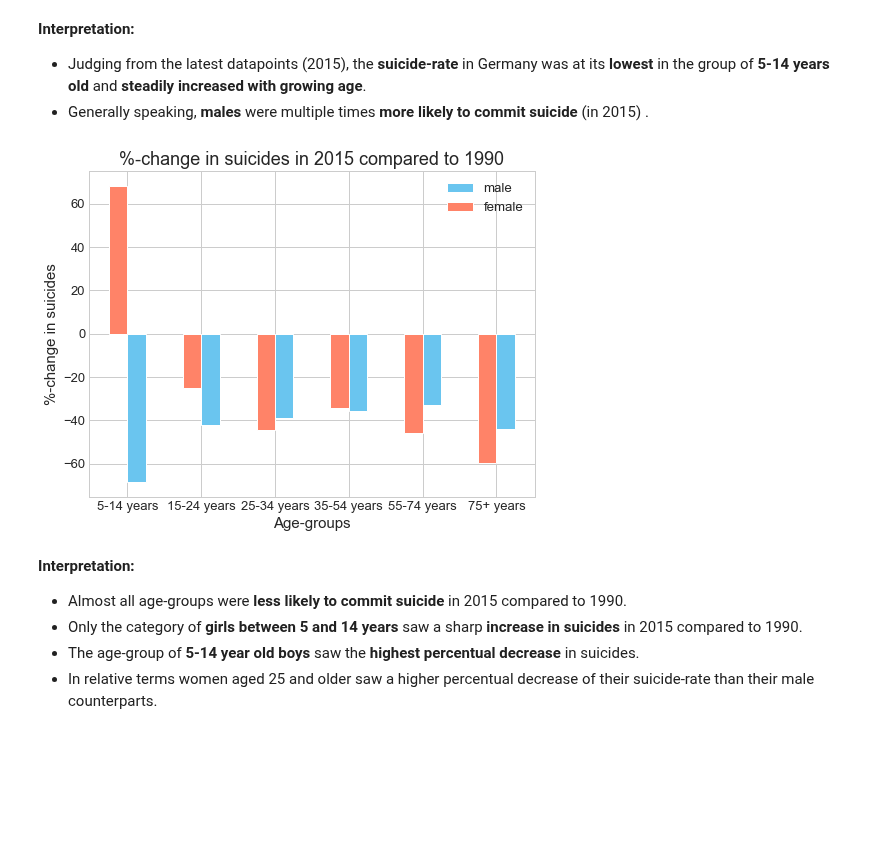
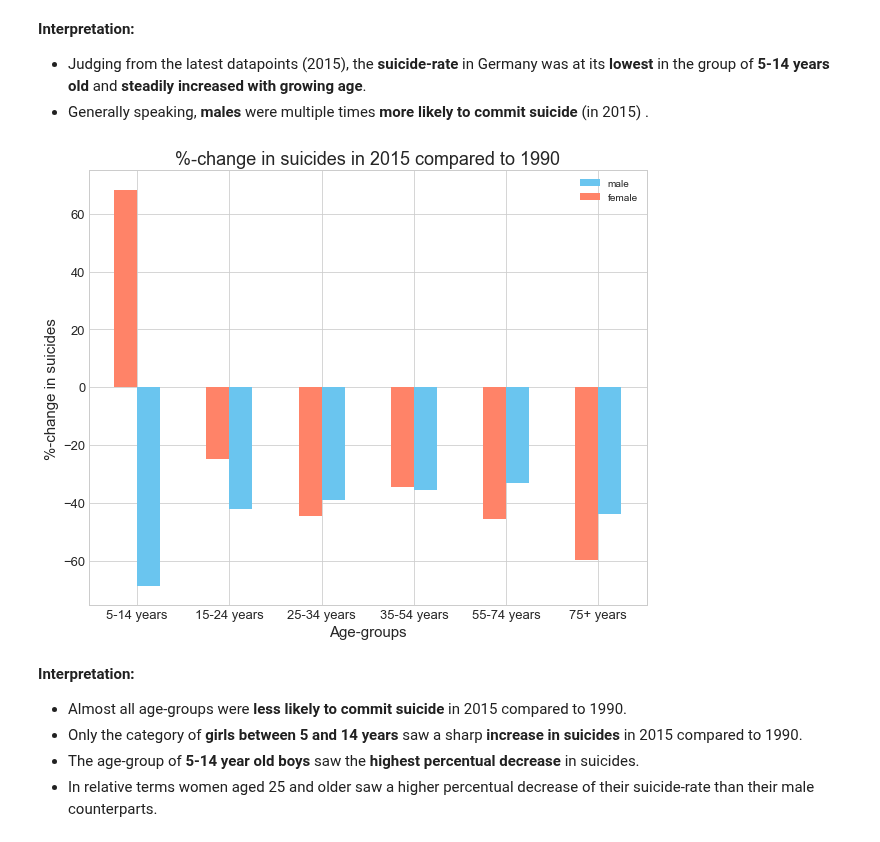
Before and after one commit to Overflowed10/Data-Analysis, a Jupyter notebook: Data Analysis - Suicides.ipynb, the cells around one changed output. Cells and saved outputs as stored; diff of their text form; code cells hidden in the pictures; blank space fills up the shorter version.

```diff
--- a/Data Analysis - Suicides.ipynb
+++ b/Data Analysis - Suicides.ipynb
@@ -235,7 +235,7 @@ g2015_suicides = g2015_suicides.reindex(["5-14 years", "15-24 years", "25-34 yea
 g2015_suicides_arr = g2015_suicides.values.reshape(6,2)
 
 # size of figure + adjusting parameters of plot
-fig=plt.figure(figsize=(8,6))
+fig=plt.figure(figsize=(10,8))
 ax = fig.add_subplot(111)
 ax.tick_params(axis='both', which='major', labelsize=13)
 
@@ -292,35 +292,35 @@ d = {year: {age: {gender:[] for gender in df.sex.unique()} for age in ["5-14 yea
 for gender in df.sex.unique():
     for i in ["5-14 years", "15-24 years", "25-34 years", "35-54 years", "55-74 years", "75+ years"]:
         d[y_min][i][gender].append(df.loc[(country)&(df.age==i)&(df.year==y_min)&(df.sex==gender), "suicides/100k pop"].values[0])
         d[y_max][i][gender].append(df.loc[(country)&(df.age==i)&(df.year==y_max)&(df.sex==gender), "suicides/100k pop"].values[0])
 
 
 # size of figure
-plt.figure(figsize=(8,6))
+plt.figure(figsize=(10,8))
 
 # plotting: x - agegroups, y - %change between y_min and y_max, for gender
 c=0
 for age in ["5-14 years", "15-24 years", "25-34 years", "35-54 years", "55-74 years", "75+ years"]:
     for num, gender in enumerate(df.sex.unique()):
         rate = ((d[y_max][age][gender][0]/d[y_min][age][gender][0])-1)*100
 
         if gender=="female":
             plt.bar(c-0.25, rate, color=COLOR["f"],width=0.25, align="edge")
         else:
             plt.bar(c, rate, color=COLOR["m"],width=0.25, align="edge")
         if num == 1:
             c+=1
 
 # adjusting plot
 plt.title(f"%-change in suicides in {y_max} compared to {y_min}", fontsize=18)
 plt.ylabel(f"%-change in suicides", fontdict={"fontsize":15})
 plt.xlabel("Age-groups", fontdict={"fontsize":15})
 plt.xticks(ticks=np.arange(0,6), labels=["5-14 years", "15-24 years", "25-34 years", "35-54 years", "55-74 years", "75+ years"], fontsize=13)
 plt.yticks(fontsize=13)
 plt.legend(df.sex.unique())
 plt.show()
 # %% [output]
-[figure, old version]
+[figure, new version]
 # %% [markdown]
 <b>Interpretation:</b>
 * Almost all age-groups were <b>less likely to commit suicide</b> in 2015 compared to 1990.
```
Also changed, not shown: parts of 10 cells of this notebook.
